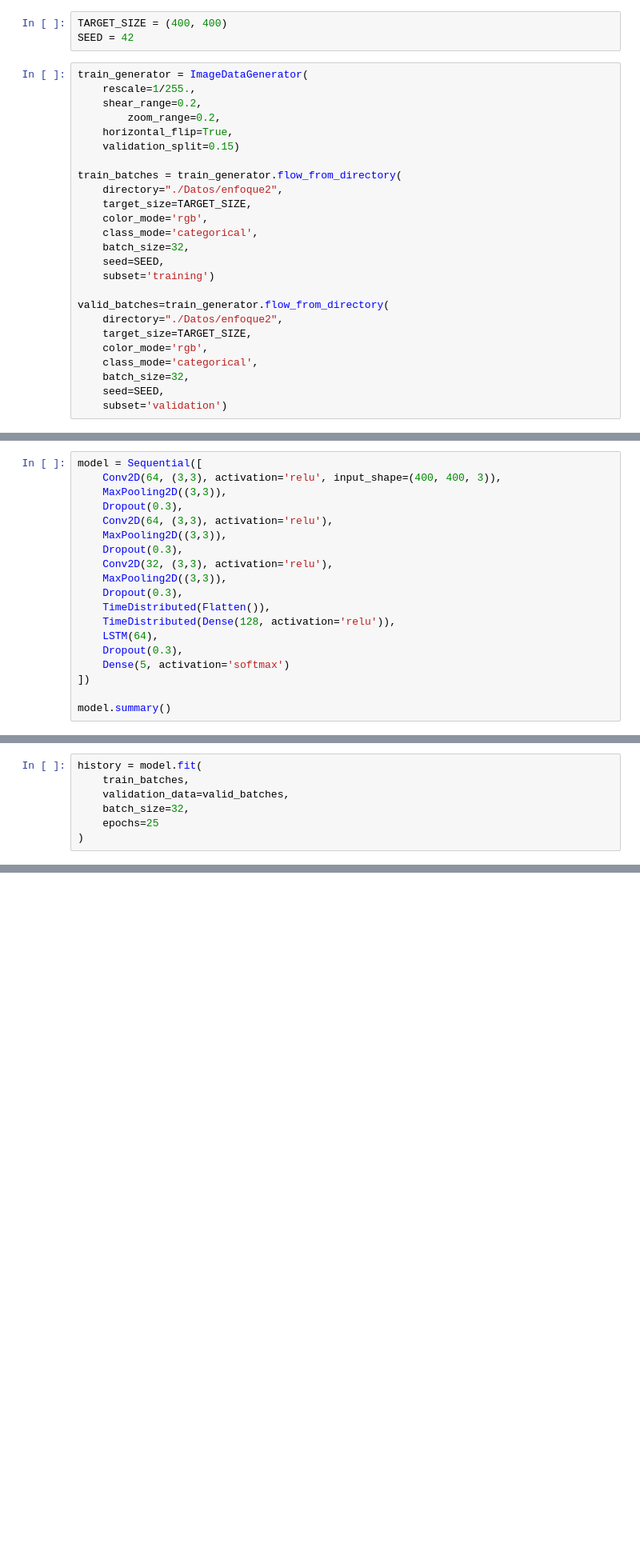
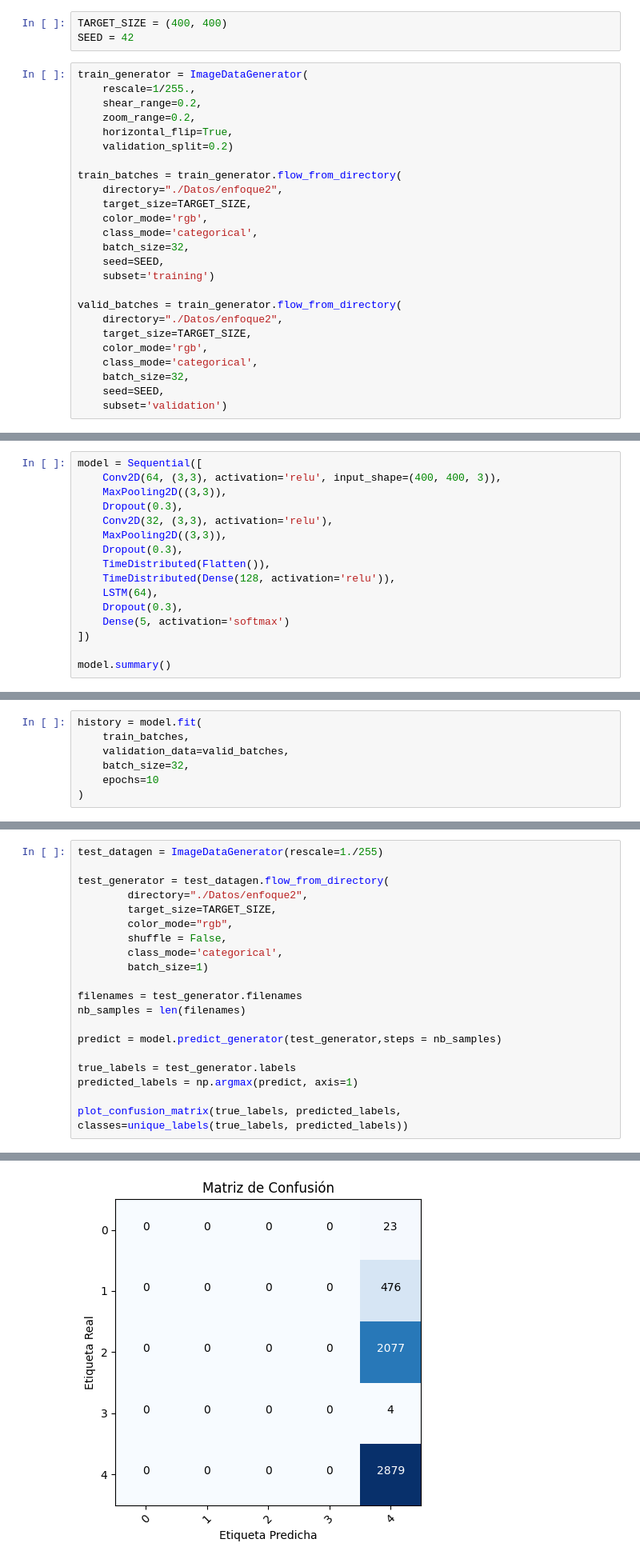
Before and after one commit to IgnacioBarb/Trabajo-Fianl-CEIABDTA, a Jupyter notebook: 2. Entrenamiento y prediccion.ipynb, the cells around one changed output, grey strips where cells are left out. Shown at 80% size. Saved outputs shown, nothing was run; the diff lists cells and outputs as text; blank space fills up the shorter version.

```diff
--- a/2. Entrenamiento y prediccion.ipynb
+++ b/2. Entrenamiento y prediccion.ipynb
@@ -282,9 +299,9 @@ SEED = 42
 train_generator = ImageDataGenerator(
     rescale=1/255.,
     shear_range=0.2,
-        zoom_range=0.2,
+    zoom_range=0.2,
     horizontal_flip=True,
-    validation_split=0.15)
+    validation_split=0.2)
 
 train_batches = train_generator.flow_from_directory(
     directory="./Datos/enfoque2",
@@ -295,7 +312,7 @@ train_batches = train_generator.flow_from_directory(
     seed=SEED,
     subset='training')
 
-valid_batches=train_generator.flow_from_directory(
+valid_batches = train_generator.flow_from_directory(
     directory="./Datos/enfoque2",
     target_size=TARGET_SIZE,
     color_mode='rgb',
@@ -313,9 +330,6 @@ from keras.layers import Conv2D, MaxPooling2D, Dropout, Flatten, Dense, TimeDist
 # %%
 model = Sequential([
     Conv2D(64, (3,3), activation='relu', input_shape=(400, 400, 3)),
-    MaxPooling2D((3,3)),
-    Dropout(0.3),
-    Conv2D(64, (3,3), activation='relu'),
     MaxPooling2D((3,3)),
     Dropout(0.3),
     Conv2D(32, (3,3), activation='relu'),
@@ -358,6 +372,6 @@ history = model.fit(
     train_batches,
     validation_data=valid_batches,
     batch_size=32,
-    epochs=25
+    epochs=10
 )
 # %% [output]
@@ -380,0 +398,21 @@ Epoch 25/25
+# %%
+test_datagen = ImageDataGenerator(rescale=1./255)
+
+test_generator = test_datagen.flow_from_directory(
+        directory="./Datos/enfoque2",
+        target_size=TARGET_SIZE,
+        color_mode="rgb",
+        shuffle = False,
+        class_mode='categorical',
+        batch_size=1)
+
+filenames = test_generator.filenames
+nb_samples = len(filenames)
+
+predict = model.predict_generator(test_generator,steps = nb_samples)
+
+true_labels = test_generator.labels
+predicted_labels = np.argmax(predict, axis=1)
+
+plot_confusion_matrix(true_labels, predicted_labels, classes=unique_labels(true_labels, predicted_labels))
+# %% [output]
@@ -380,0 +420 @@ Epoch 25/25
+[figure, added]
```
Also changed, not shown: parts of 19 cells of this notebook.
